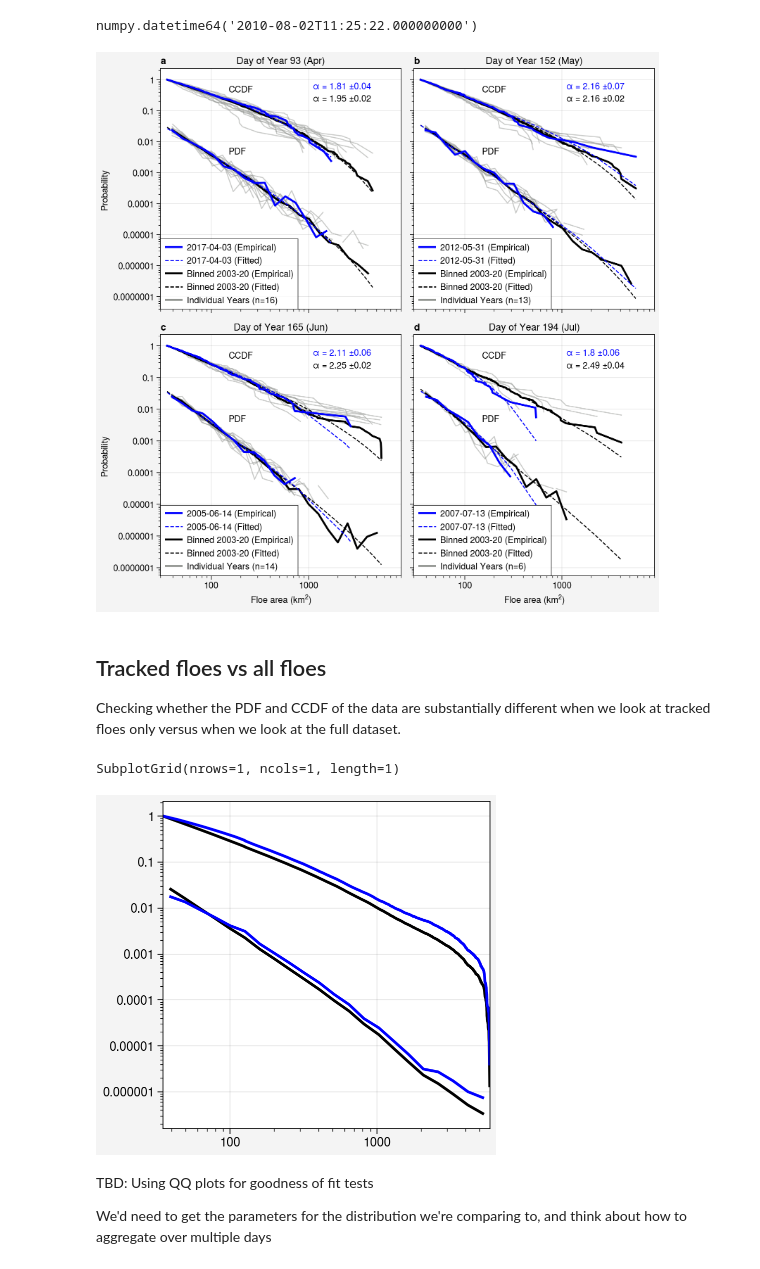
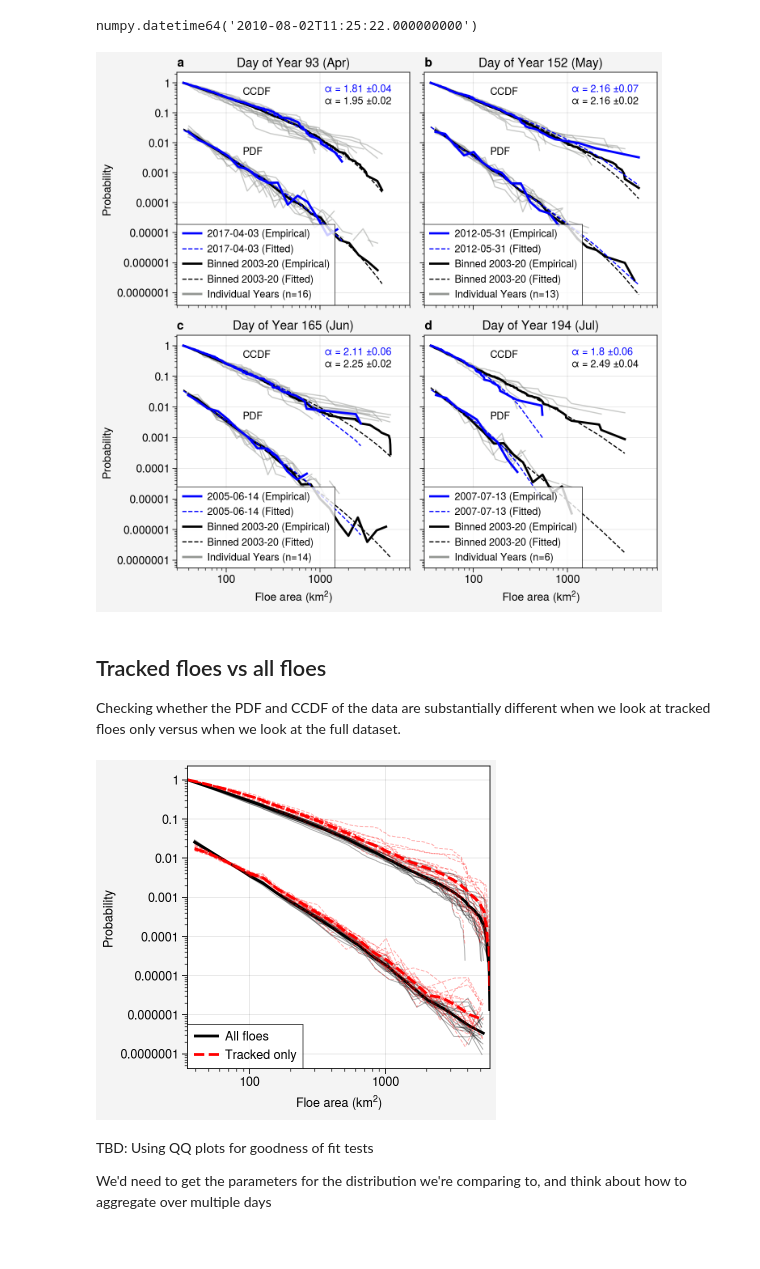
Before and after one commit to danielmwatkins/miz_scales_of_motion, a Jupyter notebook: notebooks/floe_size_distribution.ipynb, the cells around one changed output. Drawn from its saved outputs; the diff is of its cells as text; code cells hidden in the pictures.

```diff
--- a/notebooks/floe_size_distribution.ipynb
+++ b/notebooks/floe_size_distribution.ipynb
@@ -172,7 +186,7 @@ Wall time: 3min 20s
 # %%
 large_groups = df.groupby('datetime').filter(lambda x: len(x) > 300)
 dates = np.unique(large_groups['datetime'])
-sample = np.random.choice(dates, 100)
+sample = np.random.choice(dates, 500)
 # %% [markdown]
 In our dataset 732 images have more than 300 detected floes. Understanding the IFT results as a sample from the full set of ice floes, we test the minimum number of floes required to recover the power law slope of the full image. We test thresholds from 30 up to 300 floes and take 100 samples without replacement for each threshold size. We calculate the alpha parameter for each subsample and compute the relative error against the fit with all detected floes in the image. The test is carried out on a random sample of 100 of the 732 images.
 # %%
@@ -558,0 +636,11 @@ Assuming nested distributions
+# %%
+%%time
+# in the results dataframe, there are columns for n, alpha, and D_PL.
+# we send those to the compute_pvalue function to estimate the p-value against the boostrap distribution
+results['pl_pval'] = np.nan
+results['tpl_pval'] = np.nan
+
+for row, data in results.iterrows():
+    results.loc[row, 'pl_pval'] = compute_pvalue(data.D_PL, data.n, prams=[data.alpha], dist='powerlaw')
+    # print(row, data.n, compute_pvalue(data.D_TPL, data.n, prams=(data.alpha_tpl, data.lambda_tpl), bs_n=100, dist='truncated_pl'),
+    #       compute_pvalue(data.D_PL, data.n, prams=[data.alpha], bs_n=100, dist='powerlaw'))
@@ -558,0 +650,4 @@ Assuming nested distributions
+# %%
+for row, data in results_alt.iterrows():
+    if pd.isnull(data.pl_pval):
+        results_alt.loc[row, 'pl_pval'] = compute_pvalue(data.D_PL, data.n, prams=[data.alpha], dist='powerlaw')
@@ -558,0 +659,5 @@ Assuming nested distributions
+# %%
+%%time
+for row, data in results.iterrows():
+    if data.pl_pval < 0.1:
+        results.loc[row, 'tpl_pval'] = compute_pvalue(data.D_TPL, data.n, prams=[data.alpha_tpl, data.lambda_tpl], dist='truncated_pl')
@@ -661,7 +888,7 @@ np.random.choice([date for date in dates2 if pd.to_datetime(date).month == 8])
 # %% [output]
 numpy.datetime64('2010-08-02T11:25:22.000000000')
 # %%
-fig, axs = pplt.subplots(width=8, ncols=2, nrows=2, span=False)
+fig, axs = pplt.subplots(width=7, ncols=2, nrows=2, span=False)
 # In case you want to try specifying an x max instead
 xmax = None
 for ax, example_date in zip(axs, [pd.to_datetime('2017-04-03T13:55:35'),
@@ -723,28 +950,44 @@ for ax, example_date in zip(axs, [pd.to_datetime('2017-04-03T13:55:35'),
                   'Binned 2003-20 (Fitted)',
                   'Individual Years (n=' + str(n) + ')'], loc='ll', order='F', ncols=1)
 
-axs.format(abc=True)
+axs.format(abc=True, fontsize=10)
 fig.save('../figures/fig06_example_dates_fsd.pdf')
 fig.save('../figures/fig06_example_dates_fsd.png', dpi=300)
 # %% [output]
-[figure, old version]
+[figure, new version]
 # %% [markdown]
 ## Tracked floes vs all floes
 Checking whether the PDF and CCDF of the data are substantially different when we look at tracked floes only versus when we look at the full dataset.
 # %%
 fig, ax = pplt.subplots(width=4)
+xmax=90000
+for year, group in df.groupby(df.datetime.dt.year):
+    data = group.area_adj_km
+    fit = powerlaw.Fit(data,xmin=35, xmax=xmax)
+    fit.plot_pdf(color='k', linewidth=0.7, ax=ax, label='', alpha=0.3)
+    fit.plot_ccdf(color='k', linewidth=0.7, ax=ax, alpha=0.3)
 data = df.area_adj_km
 fit = powerlaw.Fit(data,xmin=35, xmax=xmax)
-fit.plot_pdf(color='k', linewidth=2, ax=ax)
+fit.plot_pdf(color='k', linewidth=2, ax=ax, label='All floes')
 fit.plot_ccdf(color='k', linewidth=2, ax=ax)
+
+for year, group in df.loc[(df.floe_id != 'unmatched')].groupby(
+                df.loc[(df.floe_id != 'unmatched')].datetime.dt.year):
+    data = group.area_adj_km
+    fit = powerlaw.Fit(data,xmin=35, xmax=xmax)
+    fit.plot_pdf(color='r', linewidth=0.7, ax=ax, label='', alpha=0.3, ls='--')
+    fit.plot_ccdf(color='r', linewidth=0.7, ax=ax, alpha=0.3, ls='--')
 
 data = df.loc[(df.floe_id != 'unmatched')].area_adj_km
 fit = powerlaw.Fit(data,xmin=35, xmax=xmax)
-fit.plot_pdf(color='b', linewidth=2, ax=ax)
-fit.plot_ccdf(color='b', linewidth=2, ax=ax)
+fit.plot_pdf(color='r', linewidth=2, ax=ax, label='Tracked only', ls='--')
+fit.plot_ccdf(color='r', linewidth=2, ax=ax, ls='--')
+ax.legend(loc='ll', ncols=1)
+ax.format(xlabel='Floe area (km$^2$)', ylabel='Probability')
+fig.save('../figures/fig09_all_floes_v_tracked_FSD.png')
+fig.save('../figures/fig09_all_floes_v_tracked_FSD.pdf')
 # %% [output]
-SubplotGrid(nrows=1, ncols=1, length=1)
-[figure, old version]
+[figure, new version]
 # %% [markdown]
 TBD: Using QQ plots for goodness of fit tests
 
```
Also changed, not shown: parts of 45 cells of this notebook, 21 other files.
